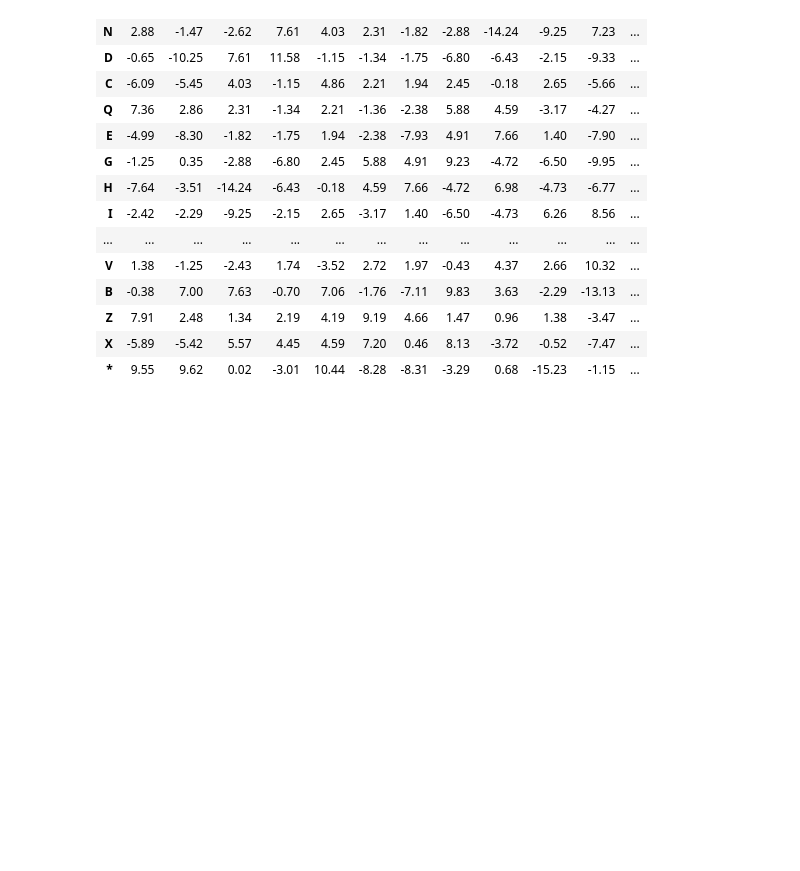
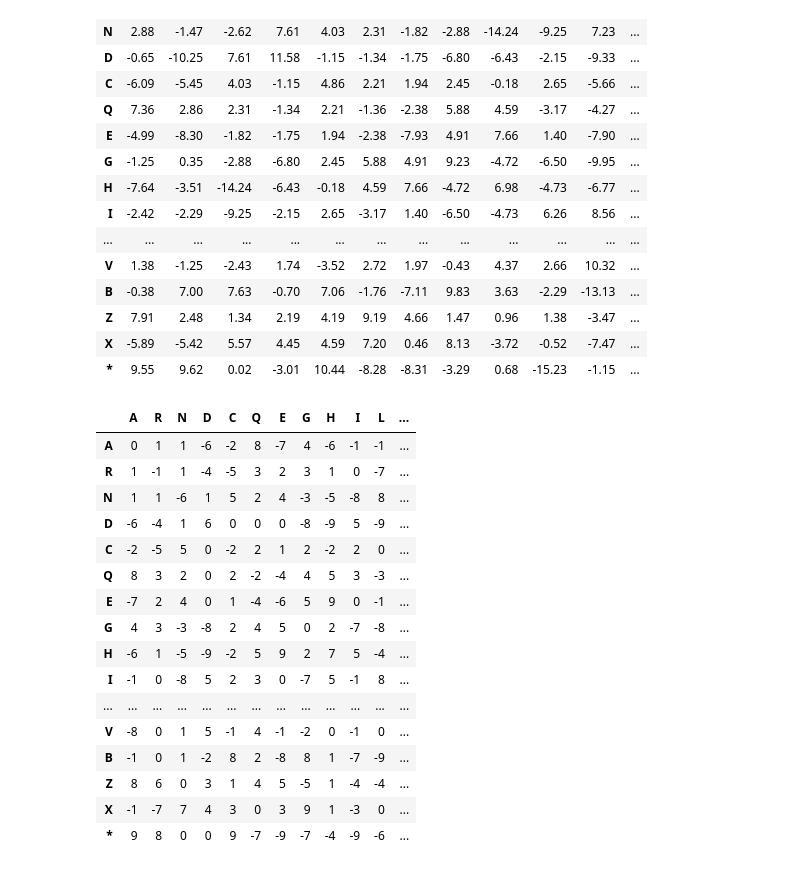
Before and after one commit to emccarthy23/BMI203_HW3, a Jupyter notebook: HW_3_in_progress.ipynb, the cells around one changed output. Saved outputs shown, nothing was run; the diff lists cells and outputs as text; code cells hidden in the pictures; blank space fills up the shorter version.

```diff
--- a/HW_3_in_progress.ipynb
+++ b/HW_3_in_progress.ipynb
@@ -1257,6 +1257,33 @@ output_MATIO[2].round(2)
 | Z | 7.91 | 2.48 | 1.34 | 2.19 | 4.19 | 9.19 | 4.66 | 1.47 | 0.96 | 1.38 | -3.47 | ... |
 | X | -5.89 | -5.42 | 5.57 | 4.45 | 4.59 | 7.20 | 0.46 | 8.13 | -3.72 | -0.52 | -7.47 | ... |
 | * | 9.55 | 9.62 | 0.02 | -3.01 | 10.44 | -8.28 | -8.31 | -3.29 | 0.68 | -15.23 | -1.15 | ... |
+# %%
+pd.set_option('display.max_columns', None)  # or 1000
+pd.set_option('display.max_rows', None)  # or 1000
+pd.set_option('display.max_colwidth', -1)
+pd.set_option('display.width', 4)
+
+path = 'optimization/MATIO'
+scoring_matrix = read_scoring_matrix(path)
+scoring_matrix
+# %% [output]
+|  | A | R | N | D | C | Q | E | G | H | I | L | ... |
+| A | 0 | 1 | 1 | -6 | -2 | 8 | -7 | 4 | -6 | -1 | -1 | ... |
+| R | 1 | -1 | 1 | -4 | -5 | 3 | 2 | 3 | 1 | 0 | -7 | ... |
+| N | 1 | 1 | -6 | 1 | 5 | 2 | 4 | -3 | -5 | -8 | 8 | ... |
+| D | -6 | -4 | 1 | 6 | 0 | 0 | 0 | -8 | -9 | 5 | -9 | ... |
+| C | -2 | -5 | 5 | 0 | -2 | 2 | 1 | 2 | -2 | 2 | 0 | ... |
+| Q | 8 | 3 | 2 | 0 | 2 | -2 | -4 | 4 | 5 | 3 | -3 | ... |
+| E | -7 | 2 | 4 | 0 | 1 | -4 | -6 | 5 | 9 | 0 | -1 | ... |
+| G | 4 | 3 | -3 | -8 | 2 | 4 | 5 | 0 | 2 | -7 | -8 | ... |
+| H | -6 | 1 | -5 | -9 | -2 | 5 | 9 | 2 | 7 | 5 | -4 | ... |
+| I | -1 | 0 | -8 | 5 | 2 | 3 | 0 | -7 | 5 | -1 | 8 | ... |
+| ... | ... | ... | ... | ... | ... | ... | ... | ... | ... | ... | ... | ... |
+| V | -8 | 0 | 1 | 5 | -1 | 4 | -1 | -2 | 0 | -1 | 0 | ... |
+| B | -1 | 0 | 1 | -2 | 8 | 2 | -8 | 8 | 1 | -7 | -9 | ... |
+| Z | 8 | 6 | 0 | 3 | 1 | 4 | 5 | -5 | 1 | -4 | -4 | ... |
+| X | -1 | -7 | 7 | 4 | 3 | 0 | 3 | 9 | 1 | -3 | 0 | ... |
+| * | 9 | 8 | 0 | 0 | 9 | -7 | -9 | -7 | -4 | -9 | -6 | ... |
 # %%
 write_optimal_matrix('/Users/elizabeth/Desktop/BMI203_HW3/data/optimization/opt_MATIO',100,'optimization/MATIO',output_MATIO[2],output_MATIO[3],output_MATIO[4],output_MATIO[-1])
 # %%
```
Also changed, not shown: parts of 5 cells of this notebook, 1 other file.
